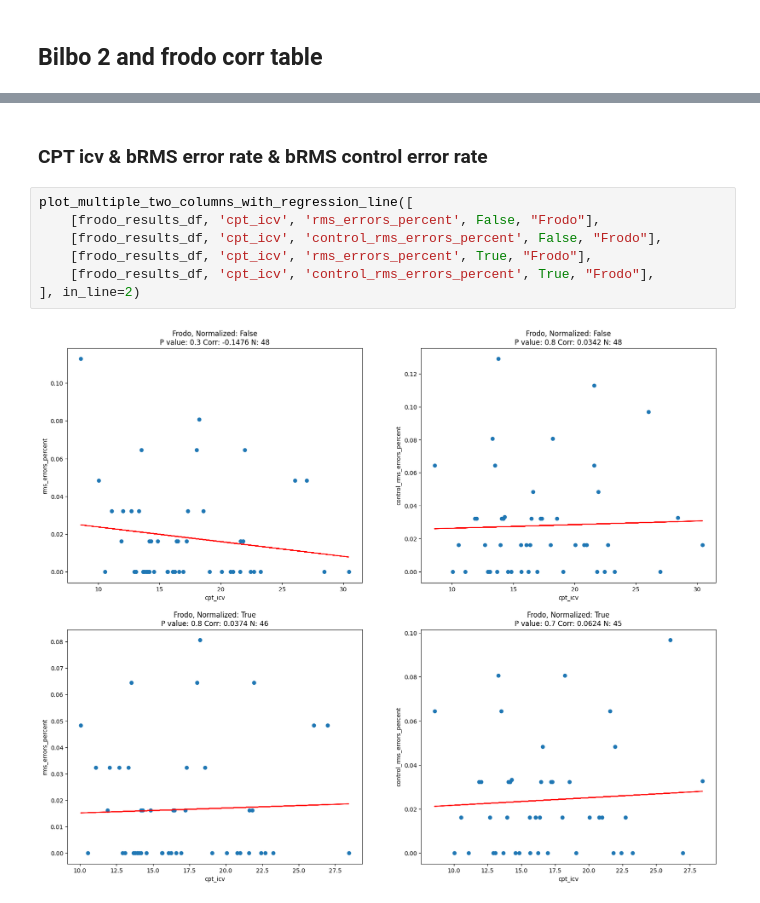
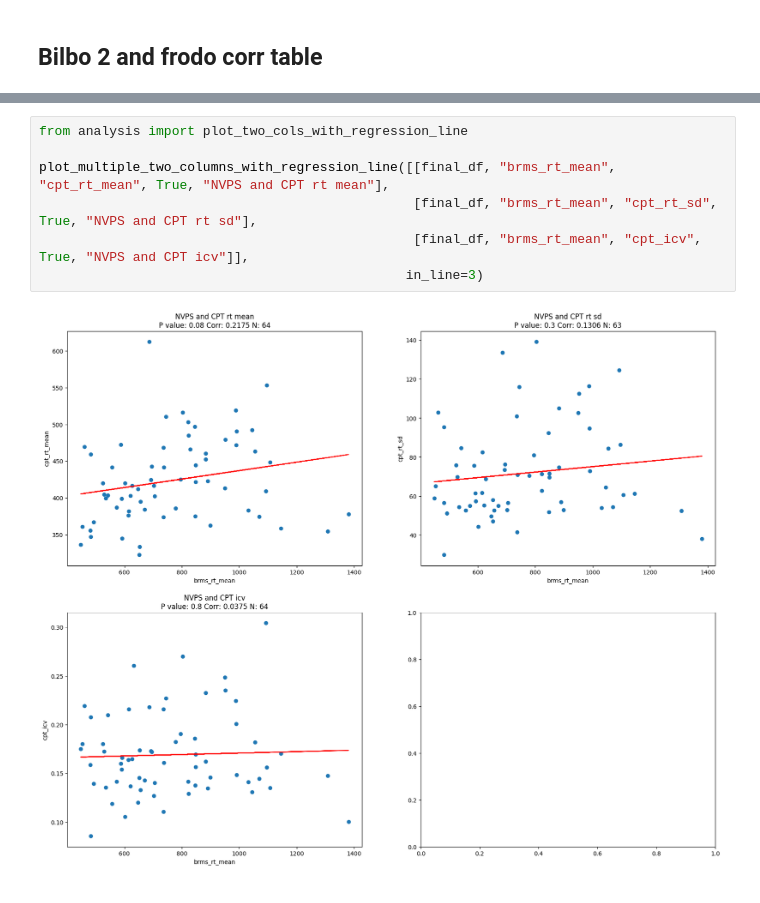
Before and after one commit to nadavWeisler/RmsCpt_Analysis, a Jupyter notebook: main.ipynb, the cells around one changed output, grey strips where cells are left out. Saved outputs shown, nothing was run; the diff lists cells and outputs as text.

```diff
--- a/main.ipynb
+++ b/main.ipynb
@@ -443,11 +202,9 @@ plot_multiple_two_columns_with_regression_line([
-# %% [markdown]
-### CPT icv & bRMS error rate & bRMS control error rate
-# %%
-plot_multiple_two_columns_with_regression_line([
-    [frodo_results_df, 'cpt_icv', 'rms_errors_percent', False, "Frodo"],
-    [frodo_results_df, 'cpt_icv', 'control_rms_errors_percent', False, "Frodo"],
-    [frodo_results_df, 'cpt_icv', 'rms_errors_percent', True, "Frodo"],
-    [frodo_results_df, 'cpt_icv', 'control_rms_errors_percent', True, "Frodo"],
-], in_line=2)
-# %% [output]
-[figure, removed]
+# %%
+from analysis import plot_two_cols_with_regression_line
+
+plot_multiple_two_columns_with_regression_line([[final_df, "brms_rt_mean", "cpt_rt_mean", True, "NVPS and CPT rt mean"],
+                                                [final_df, "brms_rt_mean", "cpt_rt_sd", True, "NVPS and CPT rt sd"],
+                                                [final_df, "brms_rt_mean", "cpt_icv", True, "NVPS and CPT icv"]],
+                                               in_line=3)
+# %% [output]
+[figure, added]
```
Also changed, not shown: parts of 46 cells of this notebook, 4 other files.
